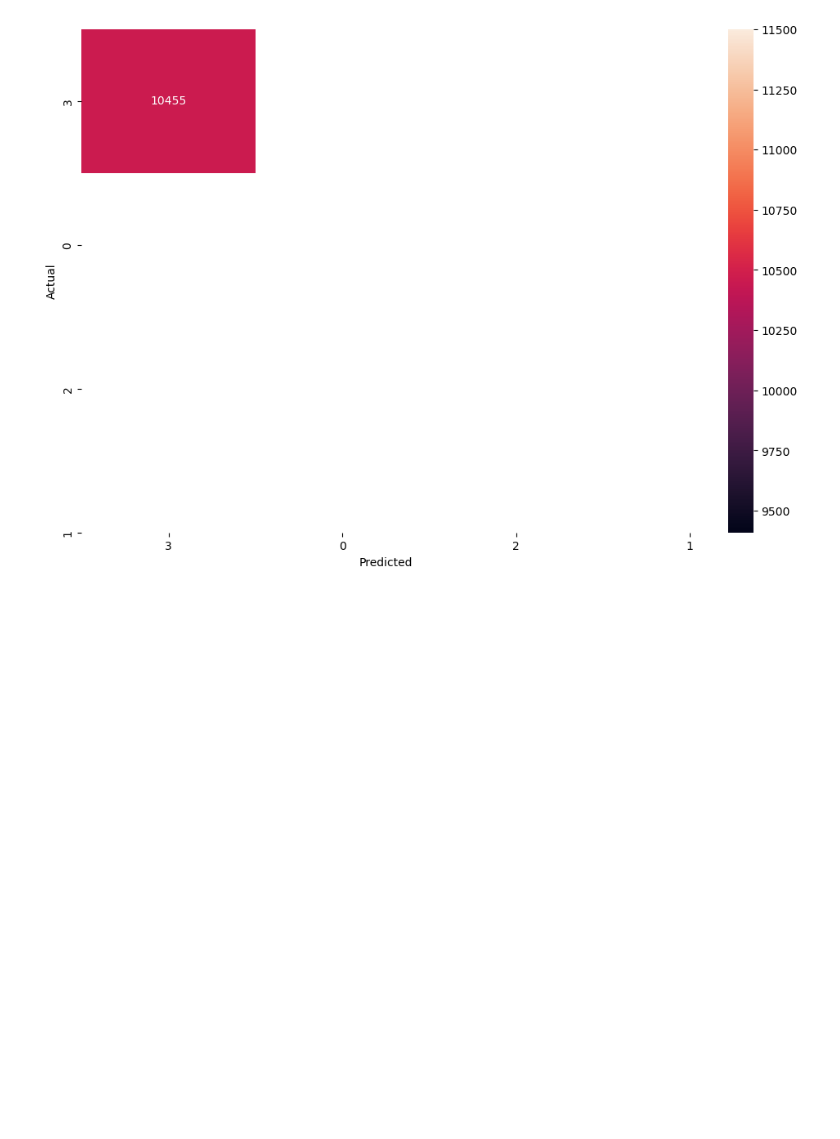
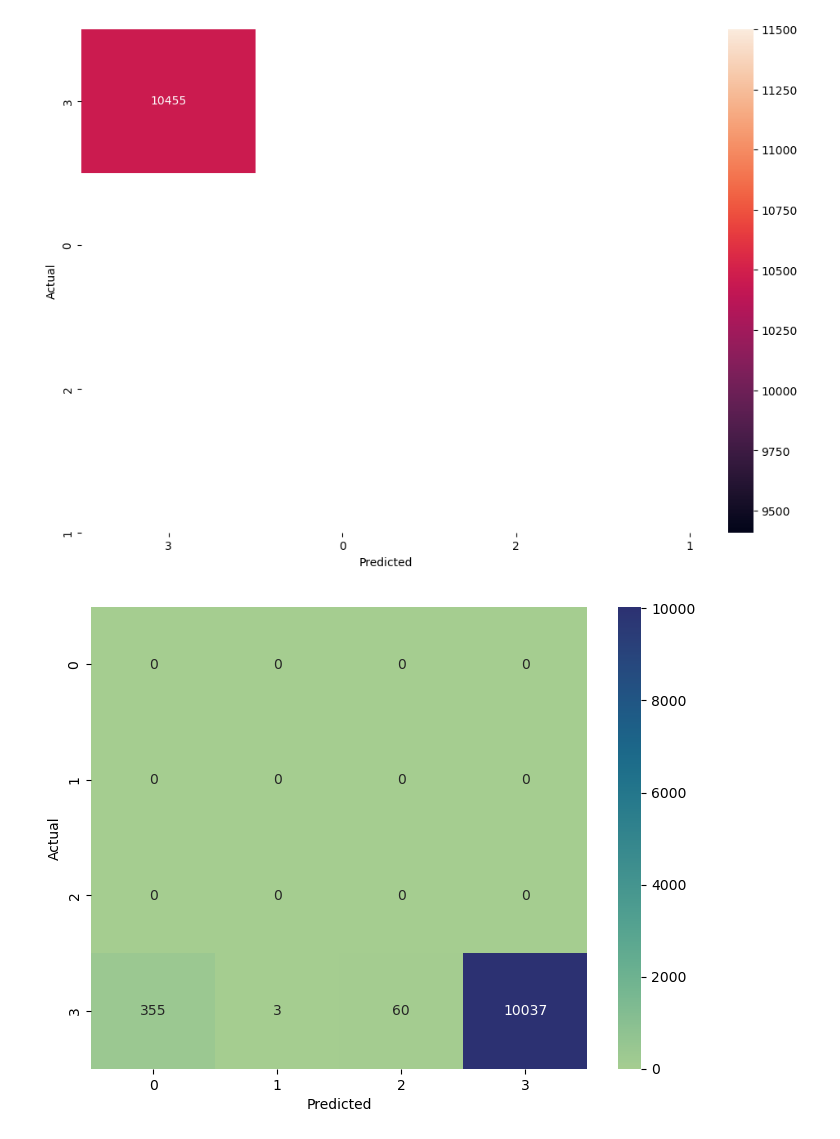
Before and after one commit to liatoutou/ML4QS, a Jupyter notebook: dl.ipynb, the cells around one changed output. Saved outputs shown, nothing was run; the diff lists cells and outputs as text; code cells hidden in the pictures; blank space fills up the shorter version.

Commit message:
added dl and plots

```diff
--- a/dl.ipynb
+++ b/dl.ipynb
@@ -137,3 +137,25 @@ plt.ylabel('Actual')
 plt.show()
 # %% [output]
 [figure]
+# %%
+import numpy as np
+import matplotlib.pyplot as plt
+import seaborn as sns
+from sklearn.metrics import confusion_matrix
+
+# Define the adjusted confusion matrix
+conf_matrix = np.array([
+    [0, 0, 0, 0],
+    [0, 0, 0, 0],
+    [0, 0, 0, 0],
+    [355, 3, 60, 10037]
+])
+
+# Plot the confusion matrix
+plt.figure(figsize=(8, 6))
+sns.heatmap(conf_matrix, annot=True, fmt='d', cmap='crest', cbar=True, xticklabels=[0, 1, 2, 3], yticklabels=[0, 1, 2, 3])
+plt.xlabel('Predicted')
+plt.ylabel('Actual')
+plt.show()
+# %% [output]
+[figure, added]
```
Also changed, not shown: 6 other files.
